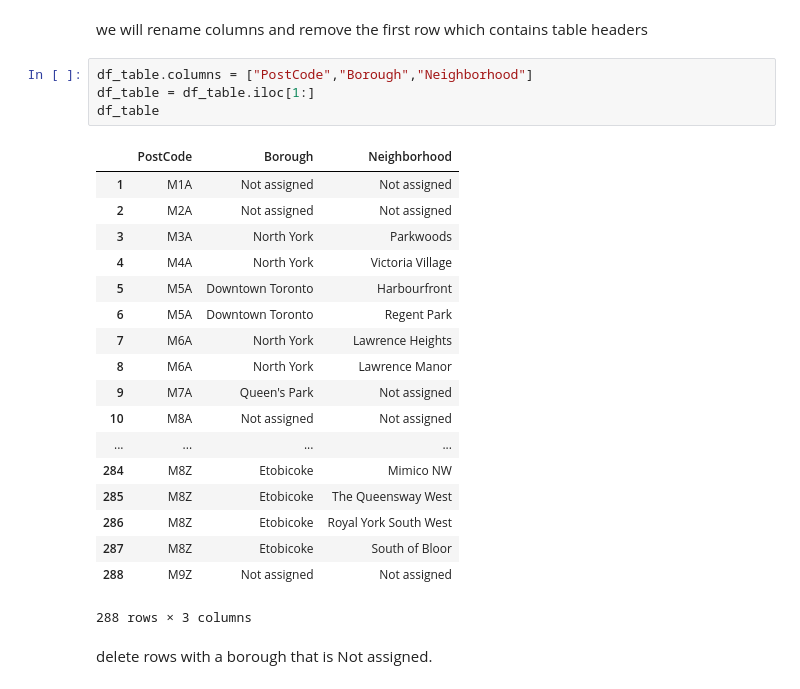
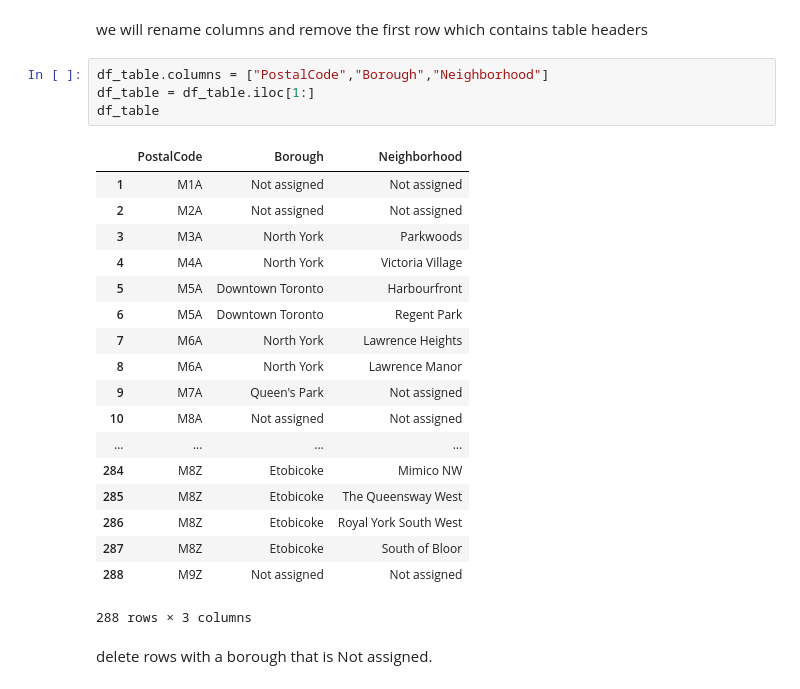
Before and after one commit to hammadichaira/Courser-IBM-Applied-Data-Science-Capstone, a Jupyter notebook: Segmenting and Clustering Neighborhoods in Toronto-Part1.ipynb, the cells around one changed output. Cells and saved outputs as stored; diff of their text form.

```diff
--- a/Segmenting and Clustering Neighborhoods in Toronto-Part1.ipynb
+++ b/Segmenting and Clustering Neighborhoods in Toronto-Part1.ipynb
@@ -93,11 +93,11 @@ df_table
 # %% [markdown]
 we will rename columns and remove the first row which contains table headers
 # %%
-df_table.columns = ["PostCode","Borough","Neighborhood"]
+df_table.columns = ["PostalCode","Borough","Neighborhood"]
 df_table = df_table.iloc[1:]
 df_table
 # %% [output]
-|  | PostCode | Borough | Neighborhood |
+|  | PostalCode | Borough | Neighborhood |
 | 1 | M1A | Not assigned | Not assigned |
 | 2 | M2A | Not assigned | Not assigned |
 | 3 | M3A | North York | Parkwoods |
```
Also changed, not shown: parts of 4 cells of this notebook.
